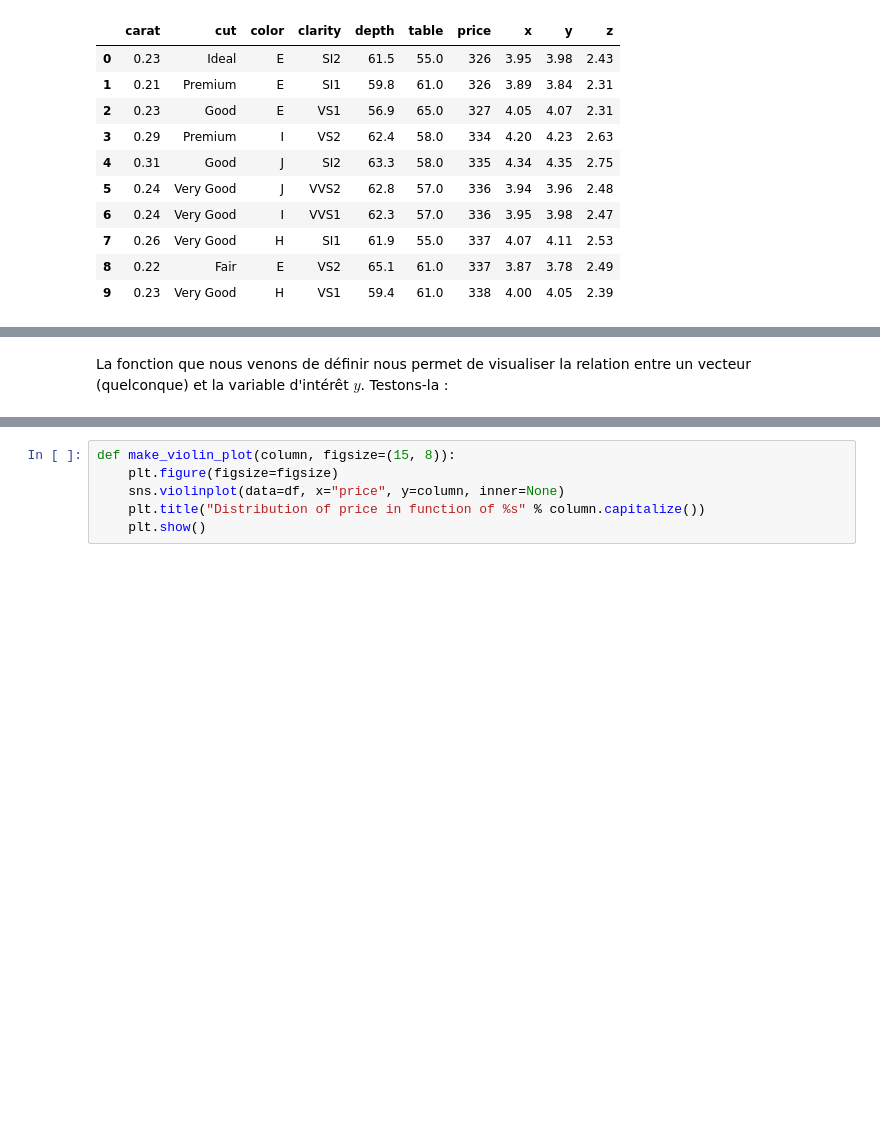
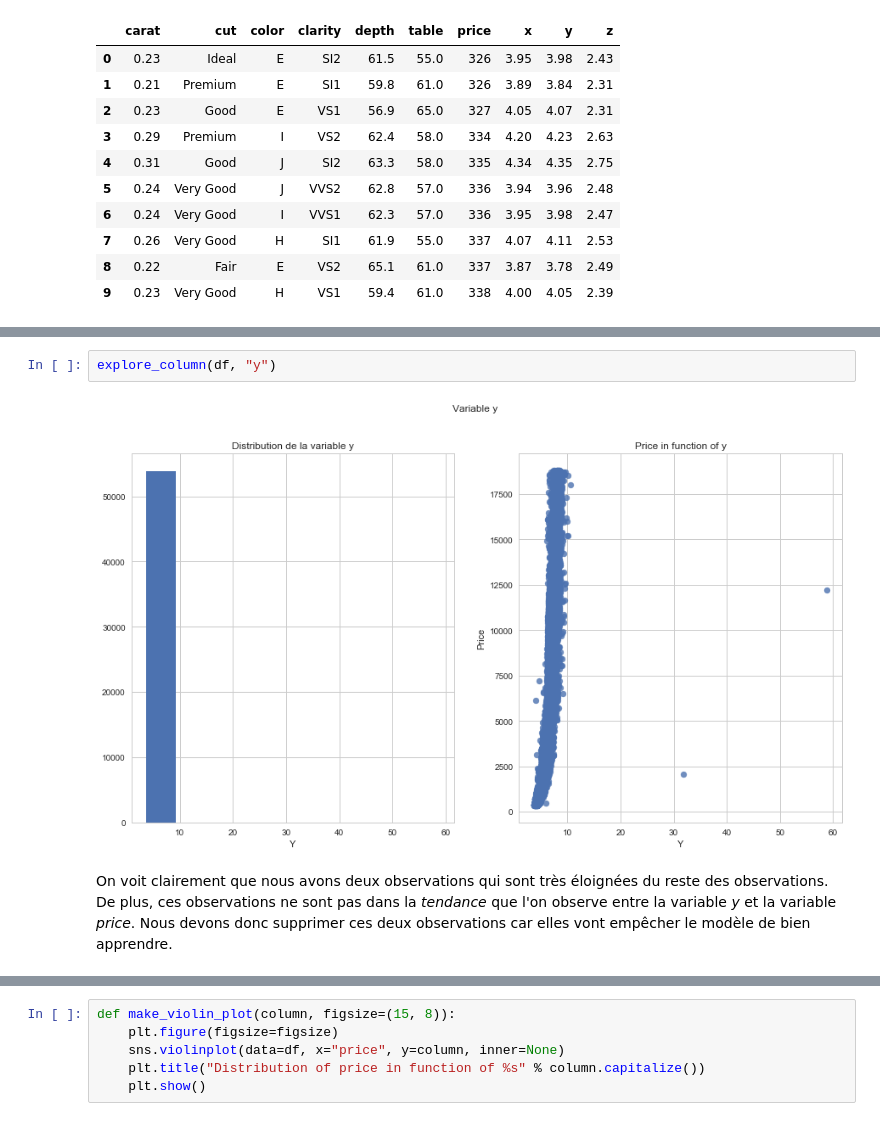
Before and after one commit to theo-lq/ML-IF-STIN, a Jupyter notebook: TP/TP1 - Diamants.ipynb, the cells around one changed output, grey strips where cells are left out. Drawn from its saved outputs; the diff is of its cells as text; blank space fills up the shorter version.

```diff
--- a/TP/TP1 - Diamants.ipynb
+++ b/TP/TP1 - Diamants.ipynb
@@ -72,3 +142,7 @@ def exploratory_scatter(vector, name, alpha=0.8, figsize=(10, 5), **kwargs):
     plt.show()
-# %% [markdown]
-La fonction que nous venons de définir nous permet de visualiser la relation entre un vecteur (quelconque) et la variable d'intérêt $y$. Testons-la :
+# %%
+explore_column(df, "y")
+# %% [output]
+[figure, added]
+# %% [markdown]
+On voit clairement que nous avons deux observations qui sont très éloignées du reste des observations. De plus, ces observations ne sont pas dans la *tendance* que l'on observe entre la variable *y* et la variable *price*. Nous devons donc supprimer ces deux observations car elles vont empêcher le modèle de bien apprendre.
```
Also changed, not shown: parts of 63 cells of this notebook, 2 other files.
